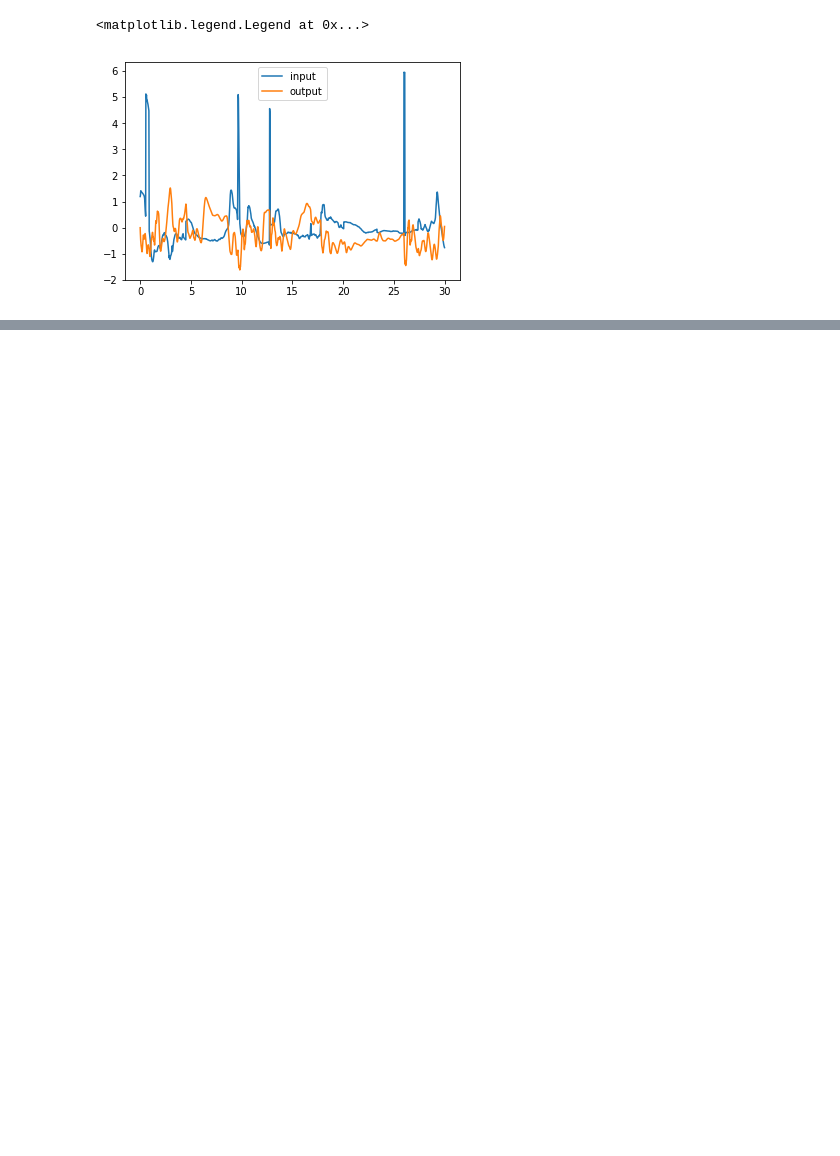
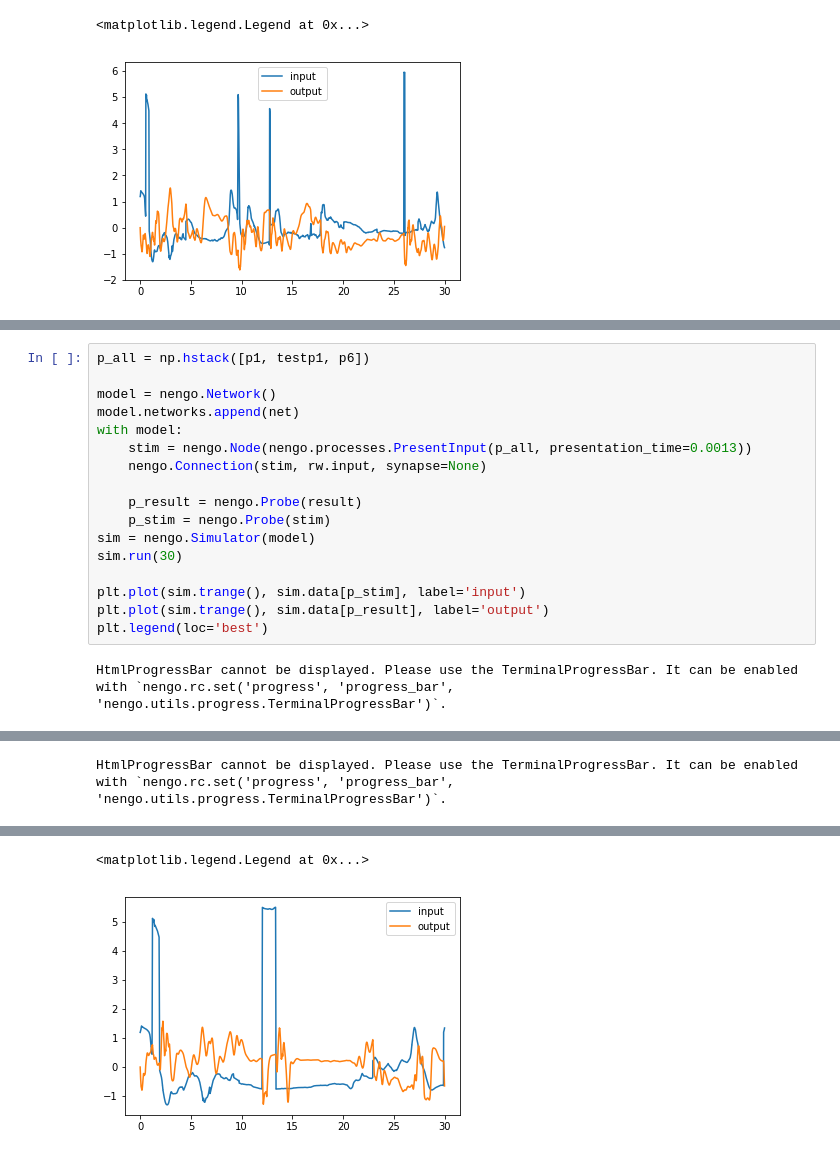
Before and after one commit to maddybartlett/NEN001, a Jupyter notebook: PatternInterpolationPCA.ipynb, the cells around one changed output, grey strips where cells are left out. Saved outputs shown, nothing was run; the diff lists cells and outputs as text; blank space fills up the shorter version.

```diff
--- a/PatternInterpolationPCA.ipynb
+++ b/PatternInterpolationPCA.ipynb
@@ -163,0 +186,19 @@ HtmlProgressBar cannot be displayed. Please use the TerminalProgressBar. It can
+# %%
+p_all = np.hstack([p1, testp1, p6])
+
+model = nengo.Network()
+model.networks.append(net)
+with model:
+    stim = nengo.Node(nengo.processes.PresentInput(p_all, presentation_time=0.0013))
+    nengo.Connection(stim, rw.input, synapse=None)
+
+    p_result = nengo.Probe(result)
+    p_stim = nengo.Probe(stim)
+sim = nengo.Simulator(model)
+sim.run(30)
+
+plt.plot(sim.trange(), sim.data[p_stim], label='input')
+plt.plot(sim.trange(), sim.data[p_result], label='output')
+plt.legend(loc='best')
+# %% [output]
+HtmlProgressBar cannot be displayed. Please use the TerminalProgressBar. It can be enabled with `nengo.rc.set('progress', 'progress_bar', 'nengo.utils.progress.TerminalProgressBar')`.
@@ -163,0 +206 @@ HtmlProgressBar cannot be displayed. Please use the TerminalProgressBar. It can
+HtmlProgressBar cannot be displayed. Please use the TerminalProgressBar. It can be enabled with `nengo.rc.set('progress', 'progress_bar', 'nengo.utils.progress.TerminalProgressBar')`.
@@ -163,0 +208,2 @@ HtmlProgressBar cannot be displayed. Please use the TerminalProgressBar. It can
+<matplotlib.legend.Legend at 0x...>
+[figure, added]
```
Also changed, not shown: parts of 3 cells of this notebook.
